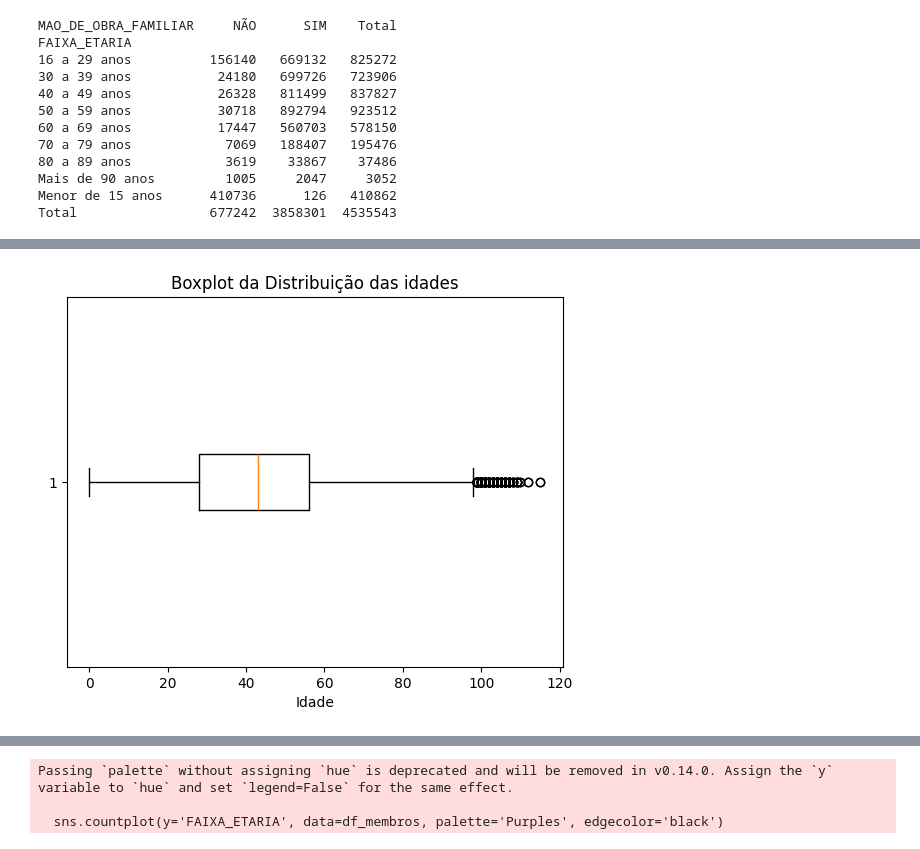
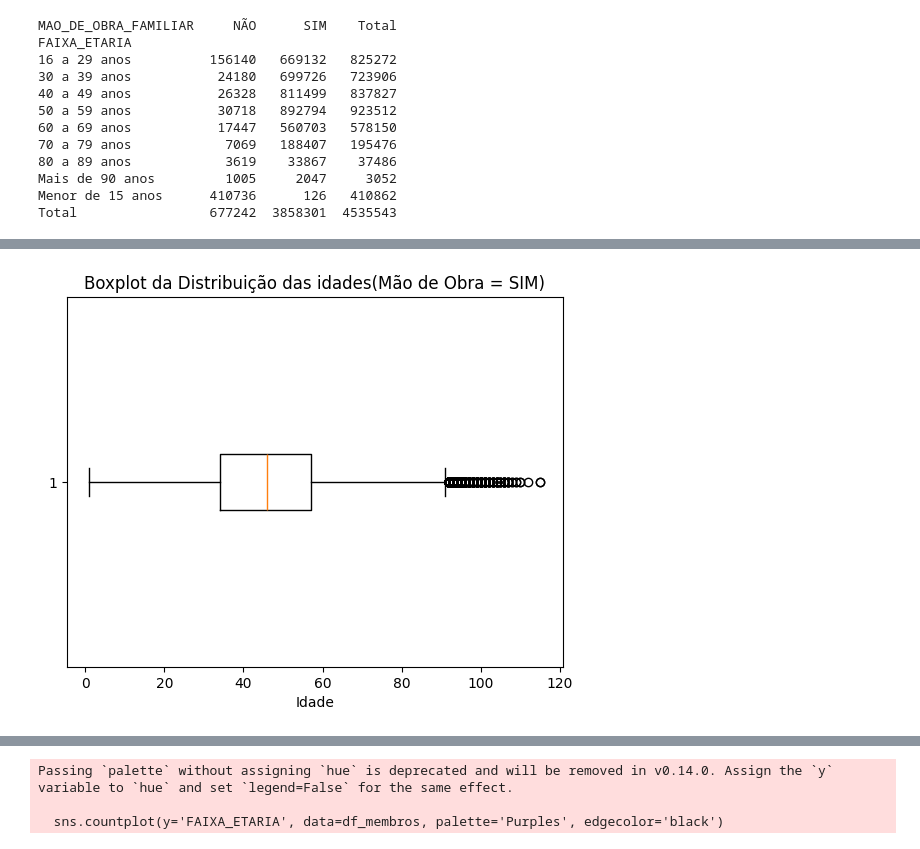
Before and after one commit to Luisamfer/Ativ_Est_Desc, a Jupyter notebook: Estat_desc.ipynb, the cells around one changed output, grey strips where cells are left out. Saved outputs shown, nothing was run; the diff lists cells and outputs as text; code cells hidden in the pictures.

```diff
--- a/Estat_desc.ipynb
+++ b/Estat_desc.ipynb
@@ -195,0 +196,23 @@ plt.show()
+# %%
+#CRIANDO HISTOGRAMA PARA AS IDADES DOS AGRICULTORES FAMILIARES
+idades_sim = df_membros[df_membros['MAO_DE_OBRA_FAMILIAR'] == 'SIM']["IDADE"]
+plt.figure(figsize=(8, 5))  # Ajusta o tamanho do gráfico
+plt.hist(idades_sim, bins=20, color="green", edgecolor="black", alpha=0.7)  # Personalização
+
+# Ajustando o eixo Y para escala de 100.000
+plt.gca().get_yaxis().set_major_formatter(ticker.FuncFormatter(lambda x, _: f'{int(x/100000)}x100k'))
+
+# Ajustando o eixo X
+plt.xlim(-10, 120)
+plt.xticks([0, 10, 20, 30, 40, 50, 60, 70, 80, 90, 100, 110])
+
+# Adicionando rótulos e título
+plt.xlabel("Idade", fontsize=12)
+plt.ylabel("Frequência (em centenas de milhares)", fontsize=12)
+plt.title("Distribuição de Idades (Mão de Obra = SIM)", fontsize=14)
+
+# Adicionando uma grade
+plt.grid(axis="y", linestyle="--", alpha=0.7)
+
+# Exibindo o gráfico
+plt.show()
@@ -196,8 +221,8 @@ plt.show()
 # %%
 #CRIANDO UM BOXPLOT PARA VERIFICAR A DISTRIBUIÇÃO DOS DADOS E OUTLIERS
-plt.boxplot(idades, vert=False)
-plt.title("Boxplot da Distribuição das idades")
+plt.boxplot(idades_sim, vert=False)
+plt.title("Boxplot da Distribuição das idades(Mão de Obra = SIM)")
 plt.xlabel("Idade")
 plt.show()
 # %% [output]
-[figure, old version]
+[figure, new version]
```
Also changed, not shown: parts of 7 cells of this notebook.
